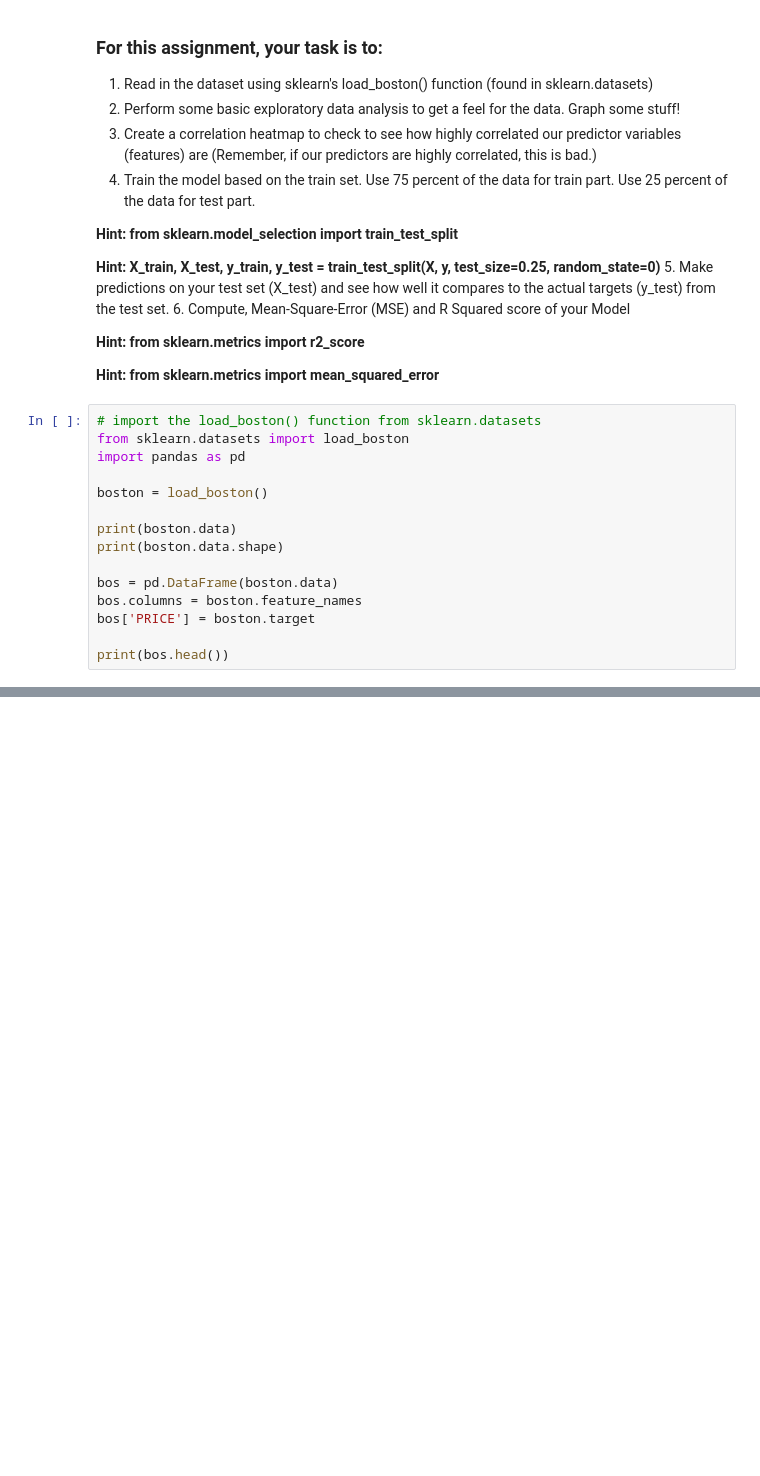
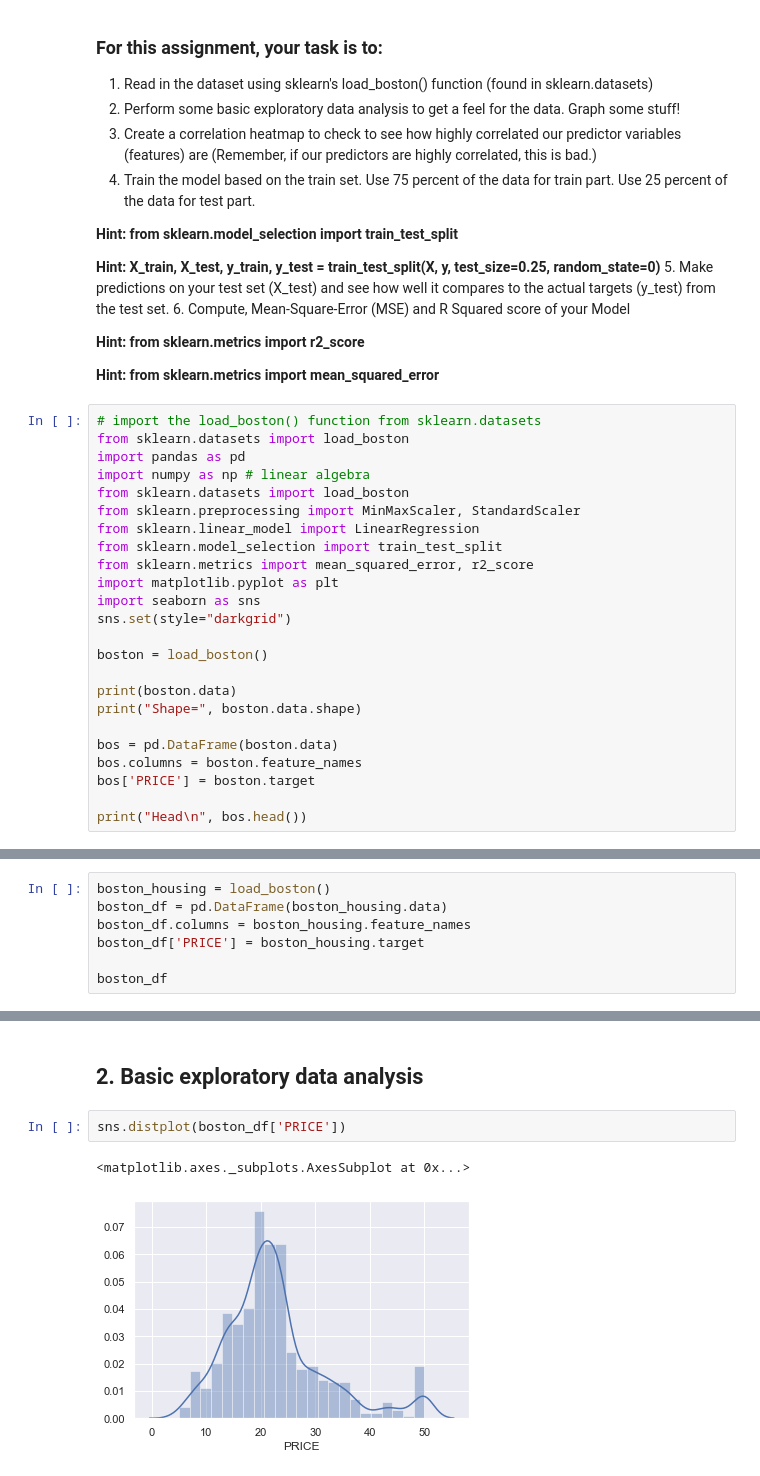
Before and after one commit to SamuelFolledo/DS2.1-Machine-Learning, a Jupyter notebook: classwork/homework/Homework 1- Linear Regression.ipynb, the cells around one changed output, grey strips where cells are left out. Cells and saved outputs as stored; diff of their text form; blank space fills up the shorter version.

```diff
--- a/classwork/homework/Homework 1- Linear Regression.ipynb
+++ b/classwork/homework/Homework 1- Linear Regression.ipynb
@@ -22,17 +22,26 @@
 # import the load_boston() function from sklearn.datasets
 from sklearn.datasets import load_boston
 import pandas as pd
+import numpy as np # linear algebra
+from sklearn.datasets import load_boston
+from sklearn.preprocessing import MinMaxScaler, StandardScaler
+from sklearn.linear_model import LinearRegression
+from sklearn.model_selection import train_test_split
+from sklearn.metrics import mean_squared_error, r2_score
+import matplotlib.pyplot as plt
+import seaborn as sns
+sns.set(style="darkgrid")
 
 boston = load_boston()
 
 print(boston.data)
-print(boston.data.shape)
+print("Shape=", boston.data.shape)
 
 bos = pd.DataFrame(boston.data)
 bos.columns = boston.feature_names
 bos['PRICE'] = boston.target
 
-print(bos.head())
+print("Head\n", bos.head())
 # %% [output]
 [[6.3200e-03 1.8000e+01 2.3100e+00 ... 1.5300e+01 3.9690e+02 4.9800e+00]
  [2.7310e-02 0.0000e+00 7.0700e+00 ... 1.7800e+01 3.9690e+02 9.1400e+00]
@@ -53,0 +87,7 @@ print(bos.head())
+# %%
+boston_housing = load_boston()
+boston_df = pd.DataFrame(boston_housing.data)
+boston_df.columns = boston_housing.feature_names
+boston_df['PRICE'] = boston_housing.target
+
+boston_df
@@ -53,0 +124,7 @@ print(bos.head())
+# %% [markdown]
+## 2. Basic exploratory data analysis
+# %%
+sns.distplot(boston_df['PRICE'])
+# %% [output]
+<matplotlib.axes._subplots.AxesSubplot at 0x...>
+[figure, added]
```
Also changed, not shown: parts of 13 cells of this notebook.
